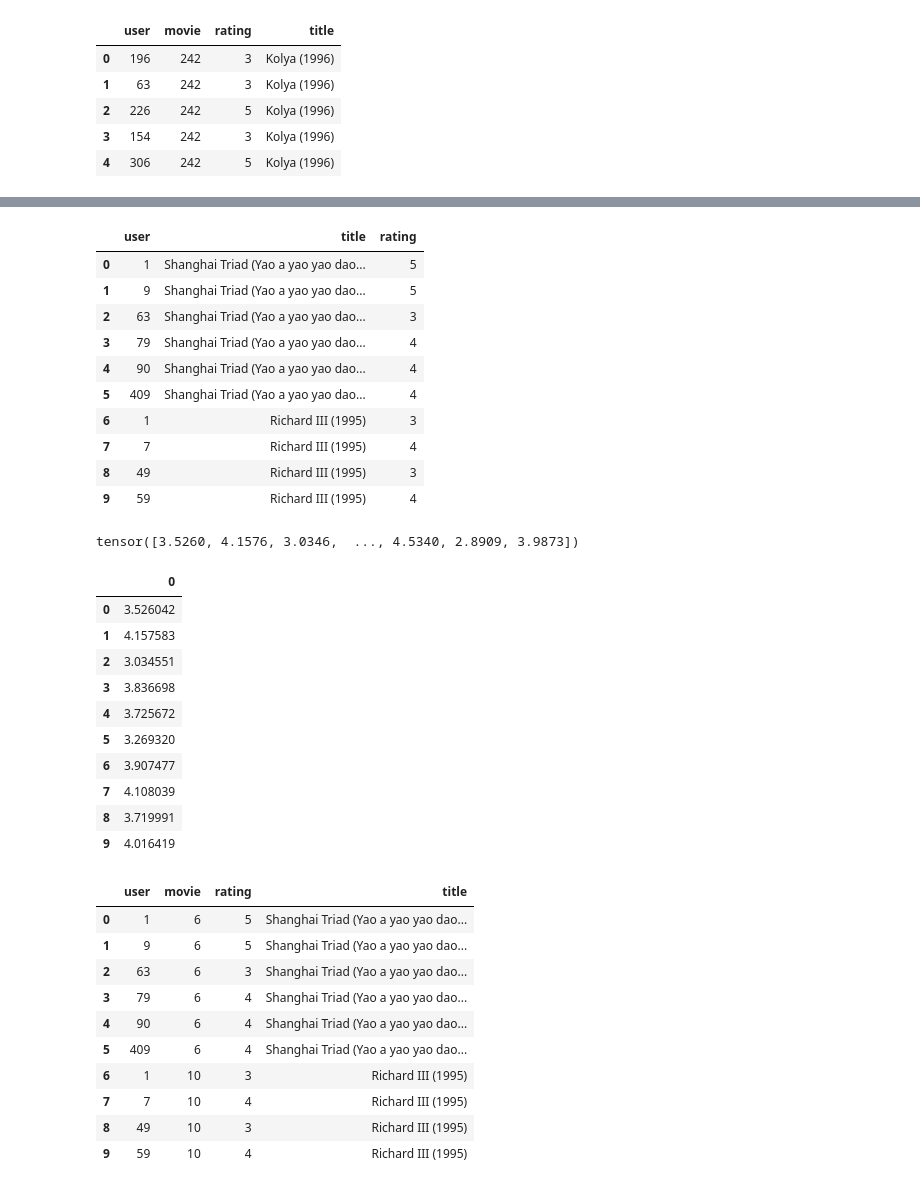
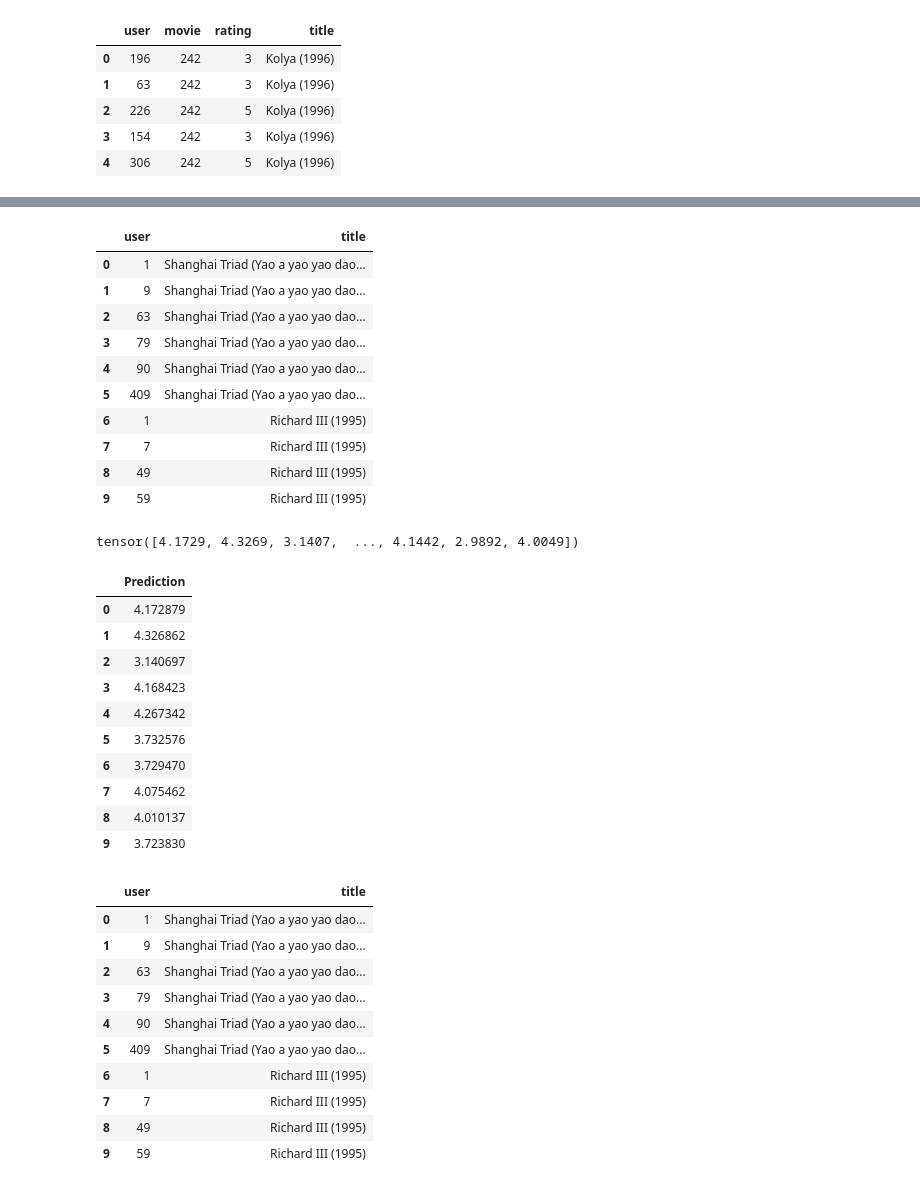
Before and after one commit to ChrisAlex2104/-Recommendation-using-Collaborative-Filtering, a Jupyter notebook: AI final project using fast ai.ipynb, the cells around one changed output, grey strips where cells are left out. Cells and saved outputs as stored; diff of their text form; code cells hidden in the pictures.

```diff
--- a/AI final project using fast ai.ipynb
+++ b/AI final project using fast ai.ipynb
@@ -101,4 +113,6 @@ learn.fit_one_cycle(5, lr, wd=0.1)
 user_id = 1
 movie_id = 100
 input_data = {'user_id': user_id, 'movie_id': movie_id}
+# %%
+Test_data=Test_data.drop(['rating','movie'],axis=1)
 # %%
@@ -109,46 +123,46 @@ preds,  _ = learn.get_preds(dl=dl) # get prediction
 # %%
 dl.show_batch()
 # %% [output]
-|  | user | title | rating |
-| 0 | 1 | Shanghai Triad (Yao a yao yao dao... | 5 |
-| 1 | 9 | Shanghai Triad (Yao a yao yao dao... | 5 |
-| 2 | 63 | Shanghai Triad (Yao a yao yao dao... | 3 |
-| 3 | 79 | Shanghai Triad (Yao a yao yao dao... | 4 |
-| 4 | 90 | Shanghai Triad (Yao a yao yao dao... | 4 |
-| 5 | 409 | Shanghai Triad (Yao a yao yao dao... | 4 |
-| 6 | 1 | Richard III (1995) | 3 |
-| 7 | 7 | Richard III (1995) | 4 |
-| 8 | 49 | Richard III (1995) | 3 |
-| 9 | 59 | Richard III (1995) | 4 |
+|  | user | title |
+| 0 | 1 | Shanghai Triad (Yao a yao yao dao... |
+| 1 | 9 | Shanghai Triad (Yao a yao yao dao... |
+| 2 | 63 | Shanghai Triad (Yao a yao yao dao... |
+| 3 | 79 | Shanghai Triad (Yao a yao yao dao... |
+| 4 | 90 | Shanghai Triad (Yao a yao yao dao... |
+| 5 | 409 | Shanghai Triad (Yao a yao yao dao... |
+| 6 | 1 | Richard III (1995) |
+| 7 | 7 | Richard III (1995) |
+| 8 | 49 | Richard III (1995) |
+| 9 | 59 | Richard III (1995) |
 # %%
-preds
+preds #predicted values
 # %% [output]
-tensor([3.5260, 4.1576, 3.0346,  ..., 4.5340, 2.8909, 3.9873])
+tensor([4.1729, 4.3269, 3.1407,  ..., 4.1442, 2.9892, 4.0049])
 # %%
-pd.DataFrame(preds.numpy()).head(10)
+pd.DataFrame(preds.numpy(),columns=["Prediction"] ).head(10)#predicted values in a data frame
 # %% [output]
-|  | 0 |
-| 0 | 3.526042 |
-| 1 | 4.157583 |
-| 2 | 3.034551 |
-| 3 | 3.836698 |
-| 4 | 3.725672 |
-| 5 | 3.269320 |
-| 6 | 3.907477 |
-| 7 | 4.108039 |
-| 8 | 3.719991 |
-| 9 | 4.016419 |
+|  | Prediction |
+| 0 | 4.172879 |
+| 1 | 4.326862 |
+| 2 | 3.140697 |
+| 3 | 4.168423 |
+| 4 | 4.267342 |
+| 5 | 3.732576 |
+| 6 | 3.729470 |
+| 7 | 4.075462 |
+| 8 | 4.010137 |
+| 9 | 3.723830 |
 # %%
 Test_data.head(10)
 # %% [output]
-|  | user | movie | rating | title |
-| 0 | 1 | 6 | 5 | Shanghai Triad (Yao a yao yao dao... |
-| 1 | 9 | 6 | 5 | Shanghai Triad (Yao a yao yao dao... |
-| 2 | 63 | 6 | 3 | Shanghai Triad (Yao a yao yao dao... |
-| 3 | 79 | 6 | 4 | Shanghai Triad (Yao a yao yao dao... |
-| 4 | 90 | 6 | 4 | Shanghai Triad (Yao a yao yao dao... |
-| 5 | 409 | 6 | 4 | Shanghai Triad (Yao a yao yao dao... |
-| 6 | 1 | 10 | 3 | Richard III (1995) |
-| 7 | 7 | 10 | 4 | Richard III (1995) |
-| 8 | 49 | 10 | 3 | Richard III (1995) |
-| 9 | 59 | 10 | 4 | Richard III (1995) |
+|  | user | title |
+| 0 | 1 | Shanghai Triad (Yao a yao yao dao... |
+| 1 | 9 | Shanghai Triad (Yao a yao yao dao... |
+| 2 | 63 | Shanghai Triad (Yao a yao yao dao... |
+| 3 | 79 | Shanghai Triad (Yao a yao yao dao... |
+| 4 | 90 | Shanghai Triad (Yao a yao yao dao... |
+| 5 | 409 | Shanghai Triad (Yao a yao yao dao... |
+| 6 | 1 | Richard III (1995) |
+| 7 | 7 | Richard III (1995) |
+| 8 | 49 | Richard III (1995) |
+| 9 | 59 | Richard III (1995) |
```
Also changed, not shown: parts of 30 cells of this notebook, 3 other files.
